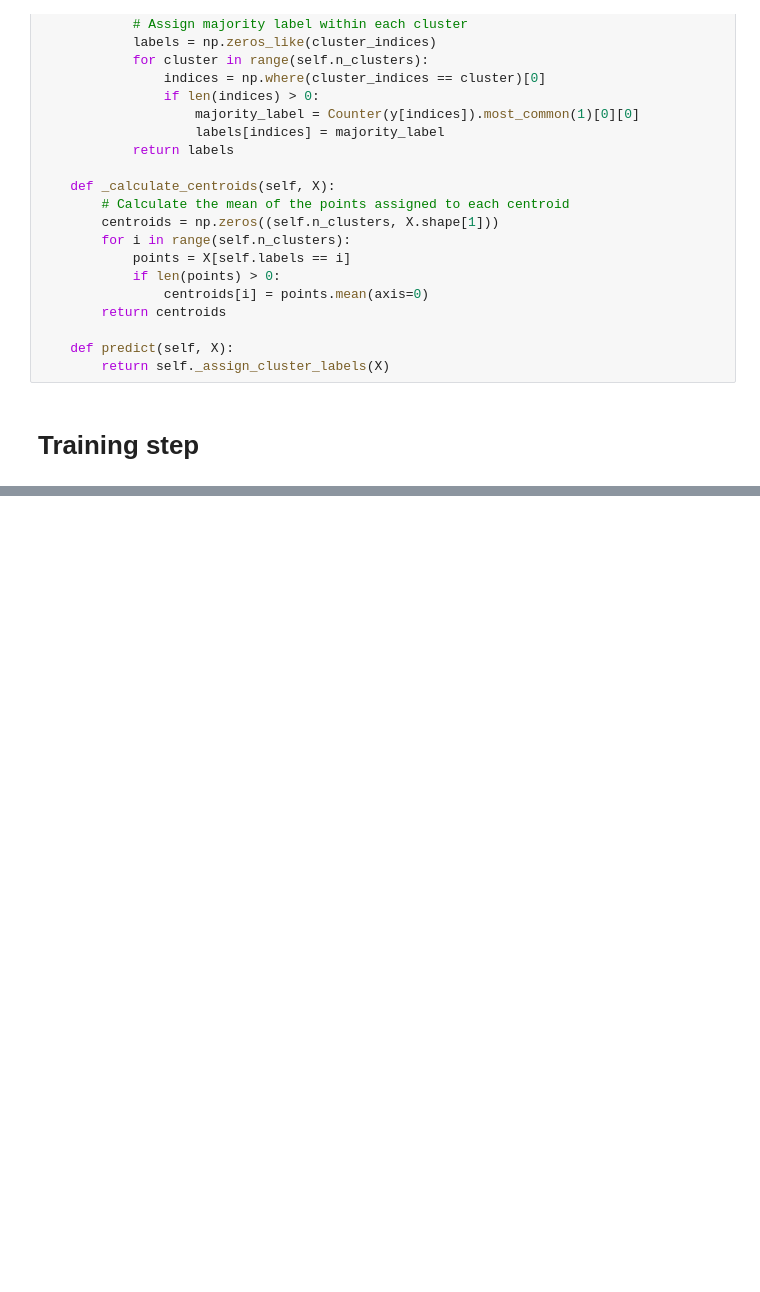
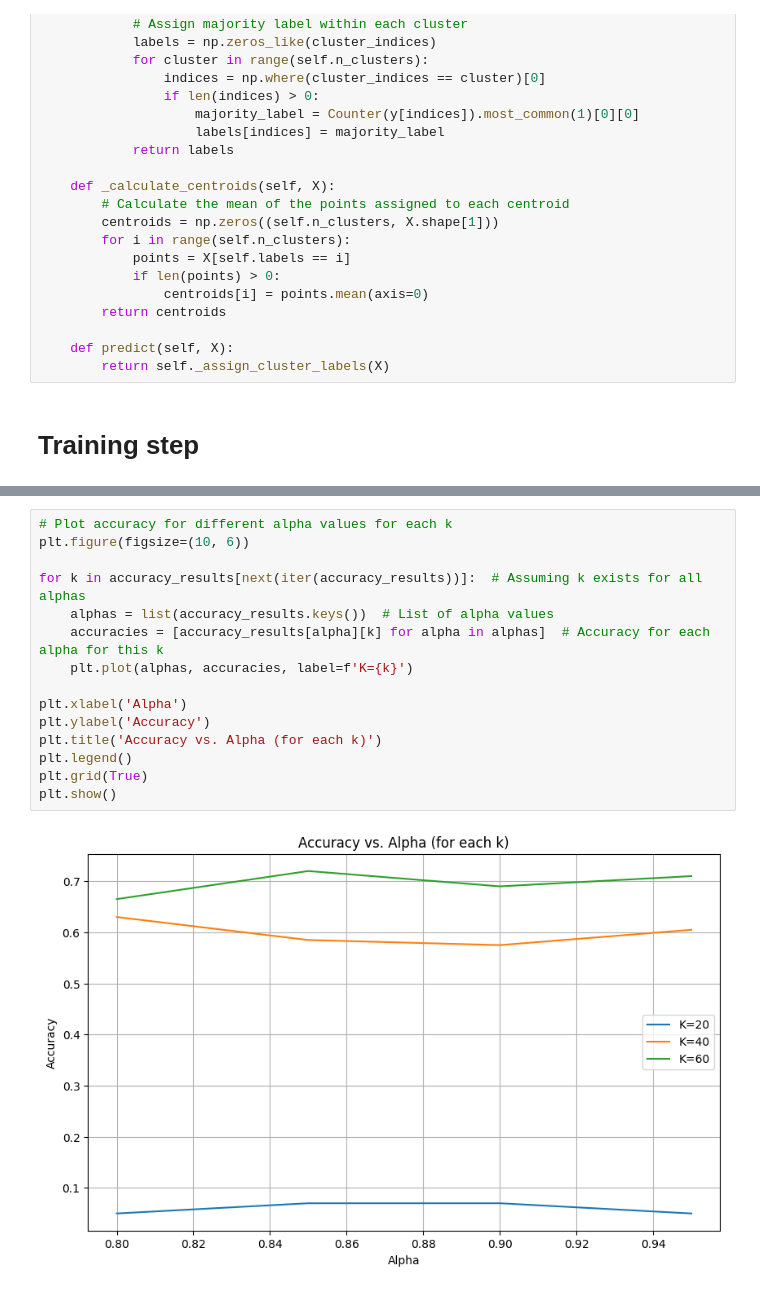
Before and after one commit to omarkhaled1853/Face-Recognition, a Jupyter notebook: k-means-clustering.ipynb, the cells around one changed output, grey strips where cells are left out. Saved outputs shown, nothing was run; the diff lists cells and outputs as text; blank space fills up the shorter version.

```diff
--- a/k-means-clustering.ipynb
+++ b/k-means-clustering.ipynb
@@ -184,0 +320,17 @@ At k=40 clusters_labels:
+# %%
+# Plot accuracy for different alpha values for each k
+plt.figure(figsize=(10, 6))
+
+for k in accuracy_results[next(iter(accuracy_results))]:  # Assuming k exists for all alphas
+    alphas = list(accuracy_results.keys())  # List of alpha values
+    accuracies = [accuracy_results[alpha][k] for alpha in alphas]  # Accuracy for each alpha for this k
+    plt.plot(alphas, accuracies, label=f'K={k}')
+
+plt.xlabel('Alpha')
+plt.ylabel('Accuracy')
+plt.title('Accuracy vs. Alpha (for each k)')
+plt.legend()
+plt.grid(True)
+plt.show()
+# %% [output]
+[figure, added]
```
Also changed, not shown: parts of 9 cells of this notebook.
